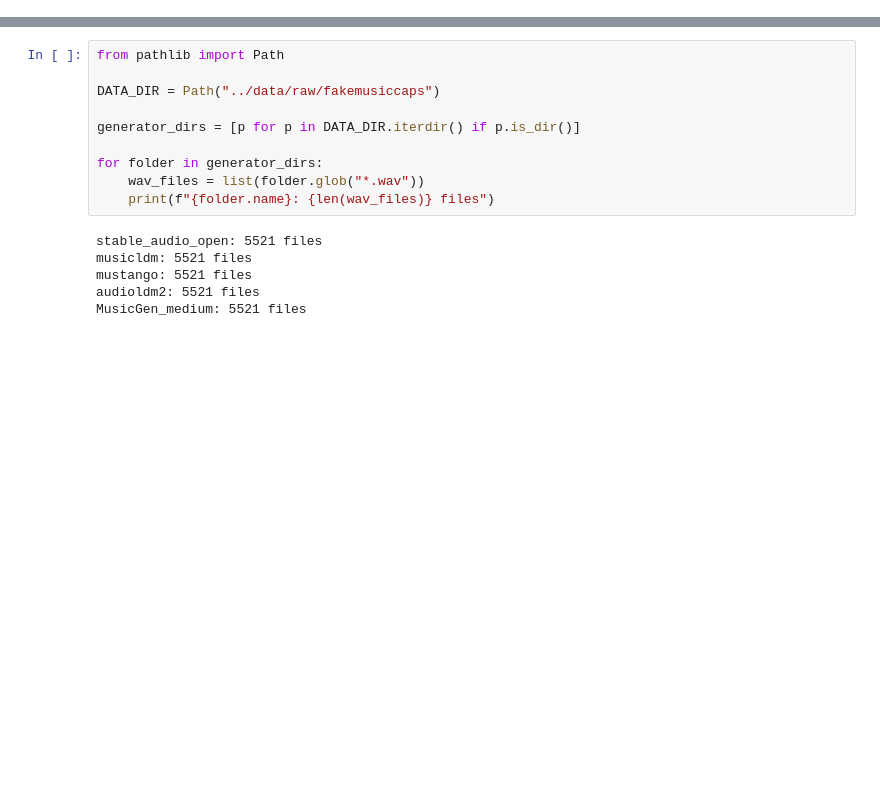
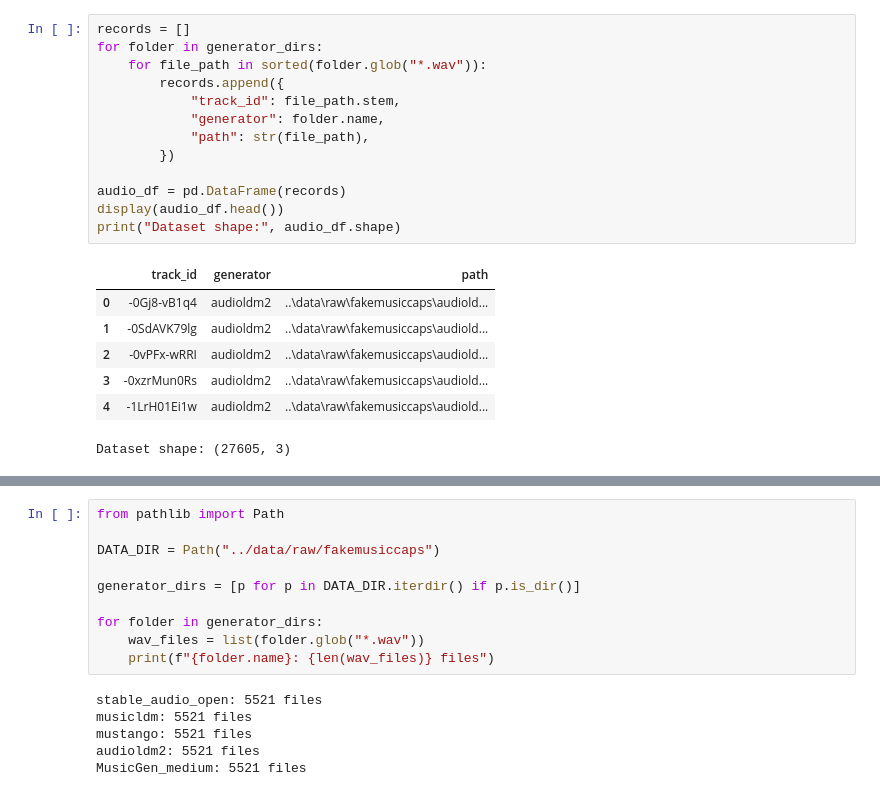
Before and after one commit to Olenadovb/AI-vs-Original-Music-Classification, a Jupyter notebook: notebooks/audio-technical-analysis.ipynb, the cells around one changed output, grey strips where cells are left out. Drawn from its saved outputs; the diff is of its cells as text; blank space fills up the shorter version.

```diff
--- a/notebooks/audio-technical-analysis.ipynb
+++ b/notebooks/audio-technical-analysis.ipynb
@@ -0,0 +61,21 @@
+# %%
+records = []
+for folder in generator_dirs:
+    for file_path in sorted(folder.glob("*.wav")):
+        records.append({
+            "track_id": file_path.stem,
+            "generator": folder.name,
+            "path": str(file_path),
+        })
+
+audio_df = pd.DataFrame(records)
+display(audio_df.head())
+print("Dataset shape:", audio_df.shape)
+# %% [output]
+|  | track_id | generator | path |
+| 0 | -0Gj8-vB1q4 | audioldm2 | ..\data\raw\fakemusiccaps\audiold... |
+| 1 | -0SdAVK79lg | audioldm2 | ..\data\raw\fakemusiccaps\audiold... |
+| 2 | -0vPFx-wRRI | audioldm2 | ..\data\raw\fakemusiccaps\audiold... |
+| 3 | -0xzrMun0Rs | audioldm2 | ..\data\raw\fakemusiccaps\audiold... |
+| 4 | -1LrH01Ei1w | audioldm2 | ..\data\raw\fakemusiccaps\audiold... |
+Dataset shape: (27605, 3)
```
Also changed, not shown: parts of 17 cells of this notebook, 2 other files.
